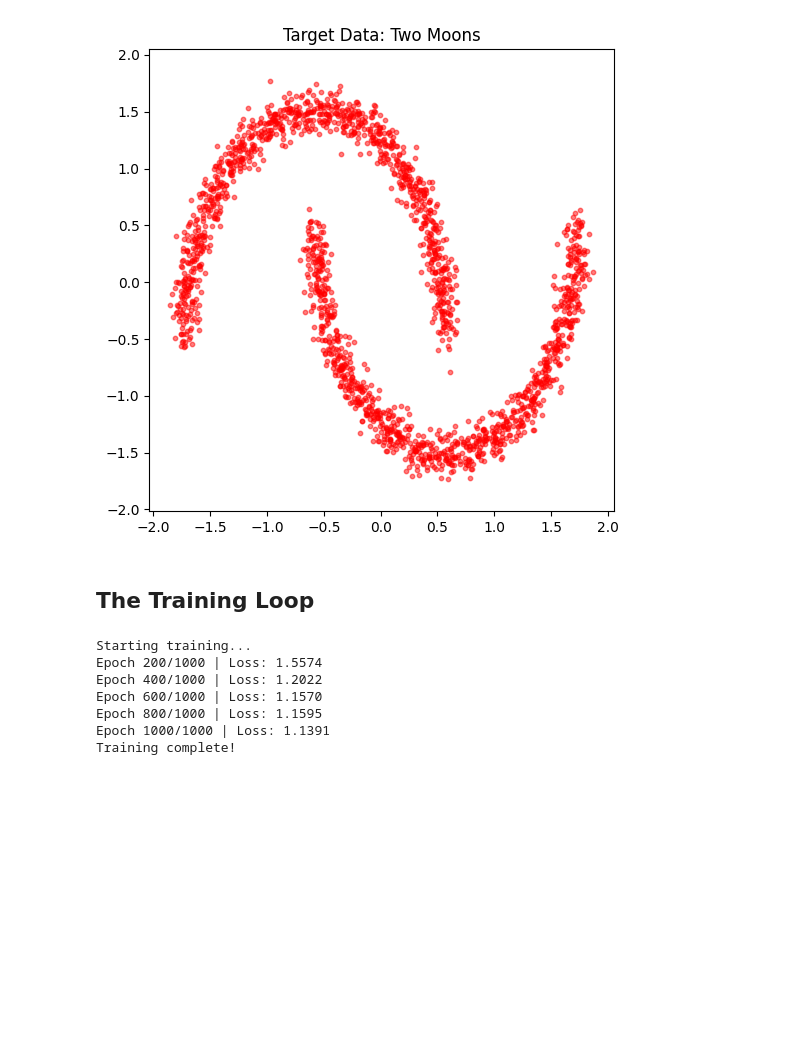
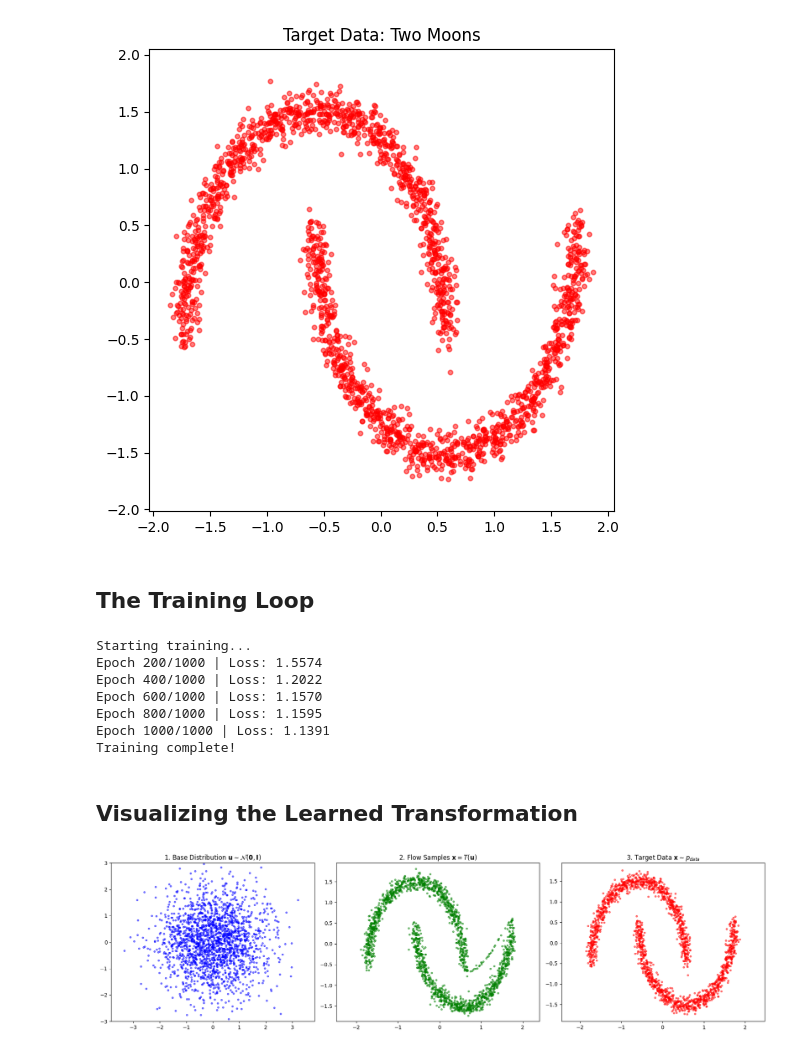
Before and after one commit to mazapataa/NNbasic, a Jupyter notebook: Normalizing_flows.ipynb, the cells around one changed output. Saved outputs shown, nothing was run; the diff lists cells and outputs as text; code cells hidden in the pictures; blank space fills up the shorter version.

Commit message:
Visualizing the Learned Transformation

```diff
--- a/Normalizing_flows.ipynb
+++ b/Normalizing_flows.ipynb
@@ -203,3 +203,37 @@ Epoch 600/1000 | Loss: 1.1570
 Epoch 800/1000 | Loss: 1.1595
 Epoch 1000/1000 | Loss: 1.1391
 Training complete!
+# %% [markdown]
+## Visualizing the Learned Transformation
+# %%
+# Generate samples from the trained model
+with torch.no_grad():
+    # sample() draws u ~ N(0, I) and applies T(u) to get x
+    generated_samples = flow.sample(2000).numpy()
+
+# Let's also grab samples purely from the base distribution to compare
+base_samples = flow.base_dist.sample((2000,)).numpy()
+
+# Plotting the transformation
+fig, axes = plt.subplots(1, 3, figsize=(18, 5))
+
+# 1. Base Distribution (Latent Space)
+axes[0].scatter(base_samples[:, 0], base_samples[:, 1], alpha=0.5, s=10, color='blue')
+axes[0].set_title("1. Base Distribution $\mathbf{u} \sim \mathcal{N}(\mathbf{0}, \mathbf{I})$")
+axes[0].axis('equal')
+axes[0].set_xlim(-3, 3); axes[0].set_ylim(-3, 3)
+
+# 2. Generated Data (Push-forward through Flow)
+axes[1].scatter(generated_samples[:, 0], generated_samples[:, 1], alpha=0.5, s=10, color='green')
+axes[1].set_title("2. Flow Samples $\mathbf{x} = T(\mathbf{u})$")
+axes[1].axis('equal')
+
+# 3. Ground Truth Data
+axes[2].scatter(x_train[:, 0], x_train[:, 1], alpha=0.5, s=10, color='red')
+axes[2].set_title("3. Target Data $\mathbf{x} \sim p_{data}$")
+axes[2].axis('equal')
+
+plt.tight_layout()
+plt.show()
+# %% [output]
+[figure, added]
```
